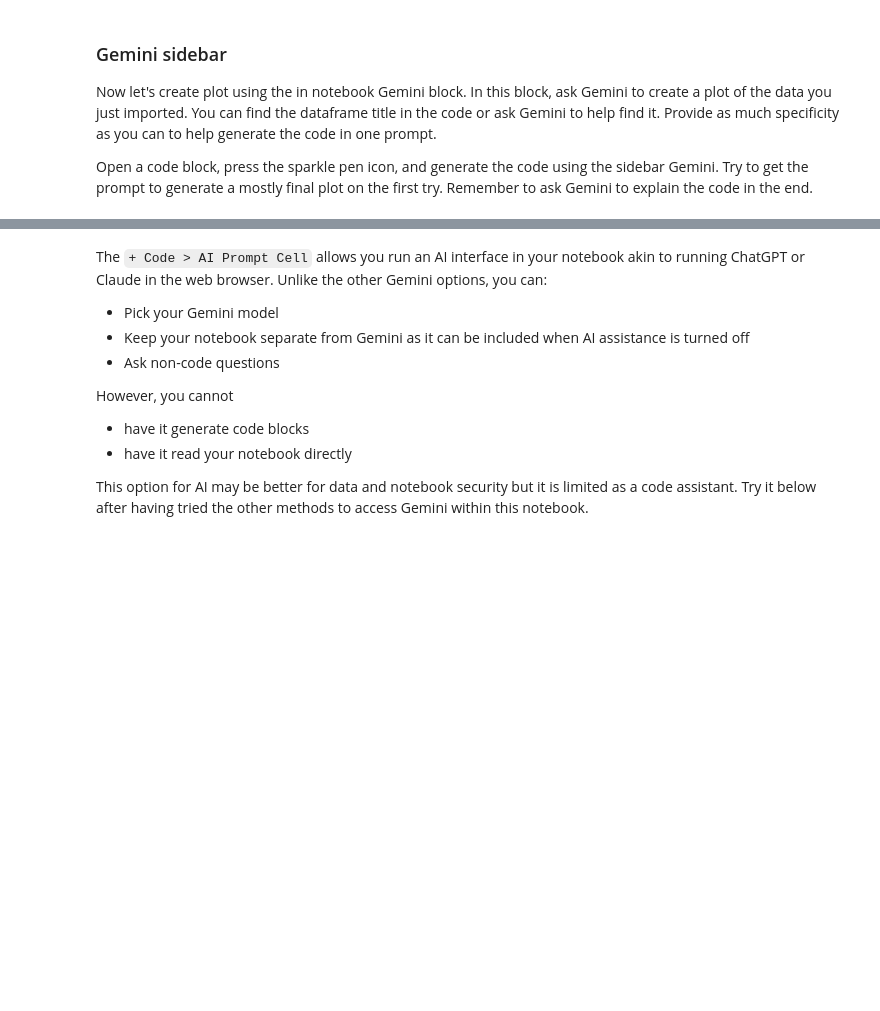
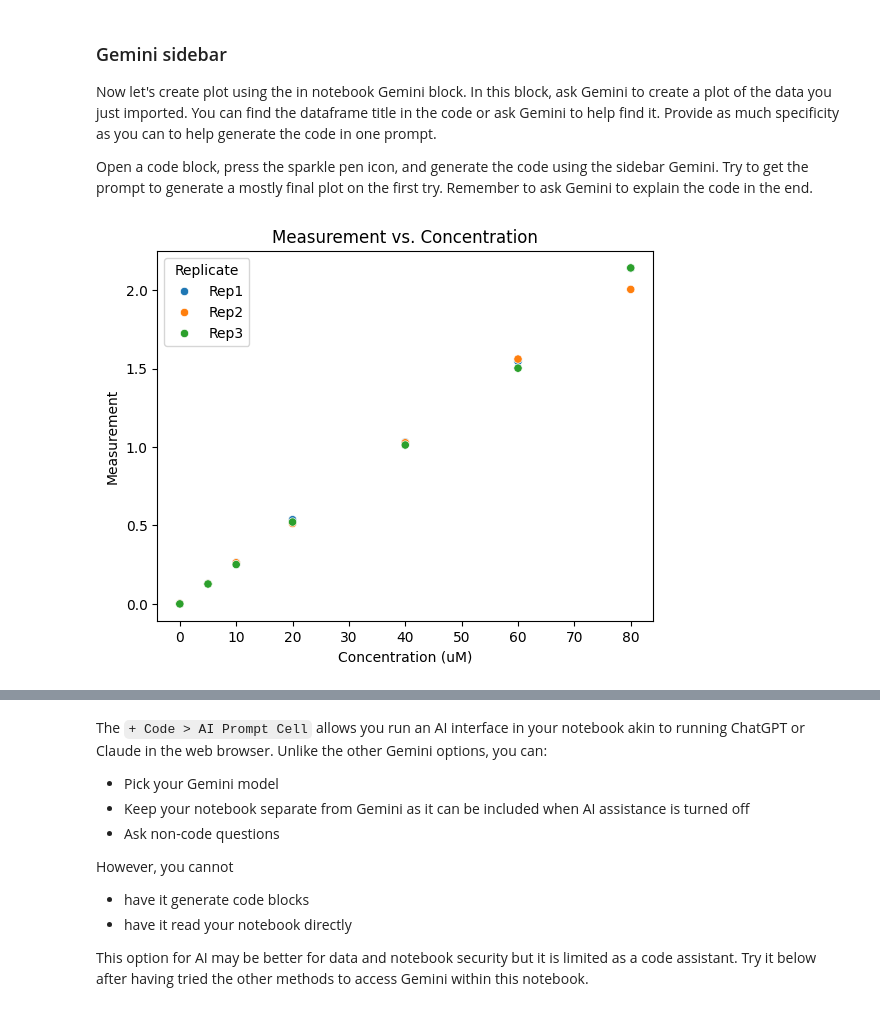
Before and after one commit to adamtmoser/July26_BCCE, a Jupyter notebook: Worked_Version_of_003_AI_coding.ipynb, the cells around one changed output, grey strips where cells are left out. Drawn from its saved outputs; the diff is of its cells as text; code cells hidden in the pictures; blank space fills up the shorter version.

```diff
--- a/Worked_Version_of_003_AI_coding.ipynb
+++ b/Worked_Version_of_003_AI_coding.ipynb
@@ -213,3 +213,19 @@ In the empty block below, use the sparkle pen icon to access Gemini and provide
 **Write code to import the linked notebook and make the data into a single column**
 
 https://github.com/codeBMB/July26_BCCE/blob/main/data/red40_std_curve.csv
+# %%
+import pandas as pd
+
+# URL to the CSV file
+url = 'https://github.com/codeBMB/July26_BCCE/raw/main/data/red40_std_curve.csv'
+
+# Read the CSV into a pandas DataFrame
+df_raw = pd.read_csv(url)
+
+# Melt the DataFrame to combine 'Rep1', 'Rep2', 'Rep3' into a single column
+df_single_column = pd.melt(df_raw, id_vars=['Concentration_uM'],
+                          value_vars=['Rep1', 'Rep2', 'Rep3'],
+                          var_name='Replicate', value_name='Measurement')
+
+# Display the head of the new DataFrame
+df_single_column.head()
@@ -228,3 +261,16 @@ Also notice that Gemini gives suggested prompts or activities building on the fi
 Now let's create plot using the in notebook Gemini block. In this block, ask Gemini to create a plot of the data you just imported. You can find the dataframe title in the code or ask Gemini to help find it. Provide as much specificity as you can to help generate the code in one prompt.
 
 Open a code block, press the sparkle pen icon, and generate the code using the sidebar Gemini. Try to get the prompt to generate a mostly final plot on the first try. Remember to ask Gemini to explain the code in the end.
+# %%
+# Create a scatter plot
+sns.scatterplot(data=df_single_column, x='Concentration_uM', y='Measurement', hue='Replicate')
+
+# Add labels and title
+plt.xlabel('Concentration (uM)')
+plt.ylabel('Measurement')
+plt.title('Measurement vs. Concentration')
+
+# Display the plot
+plt.show()
+# %% [output]
+[figure, added]
```
Also changed, not shown: parts of 6 cells of this notebook.
